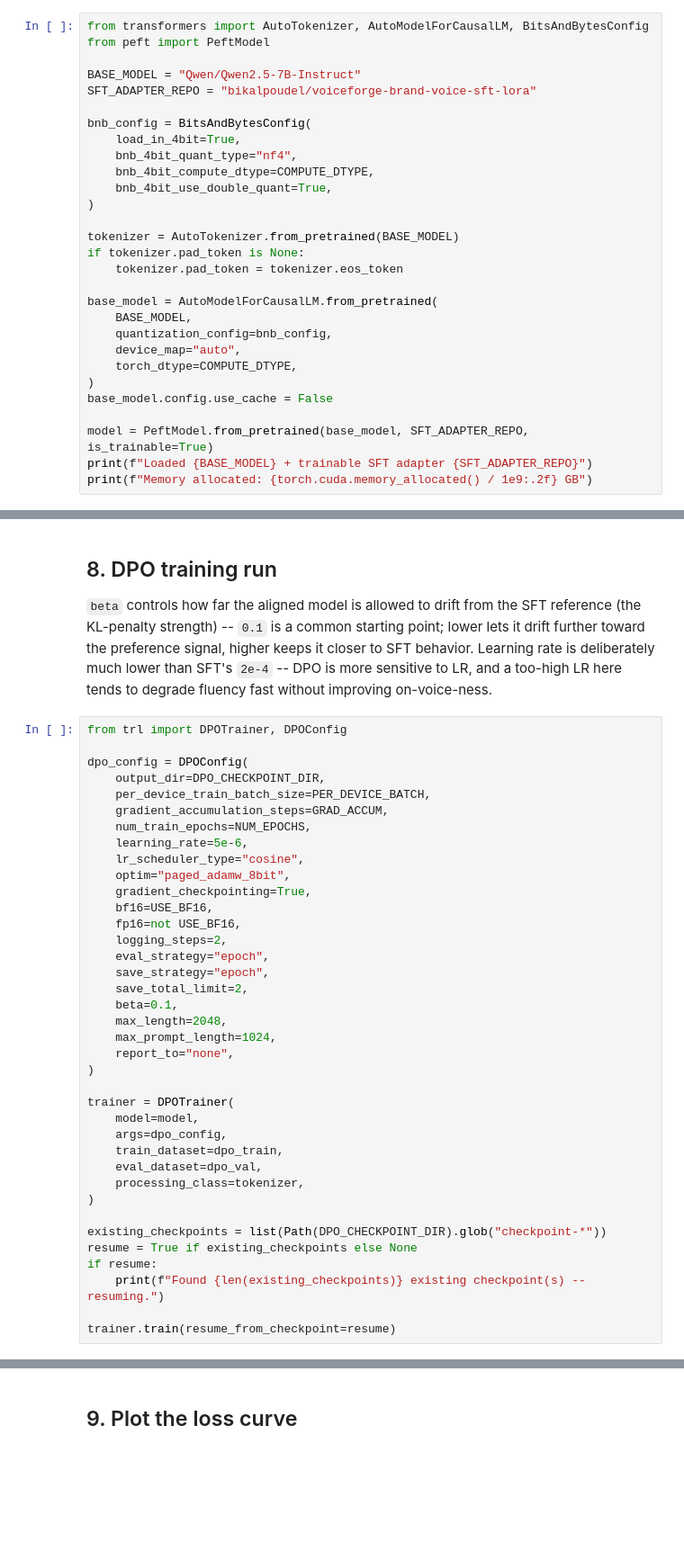
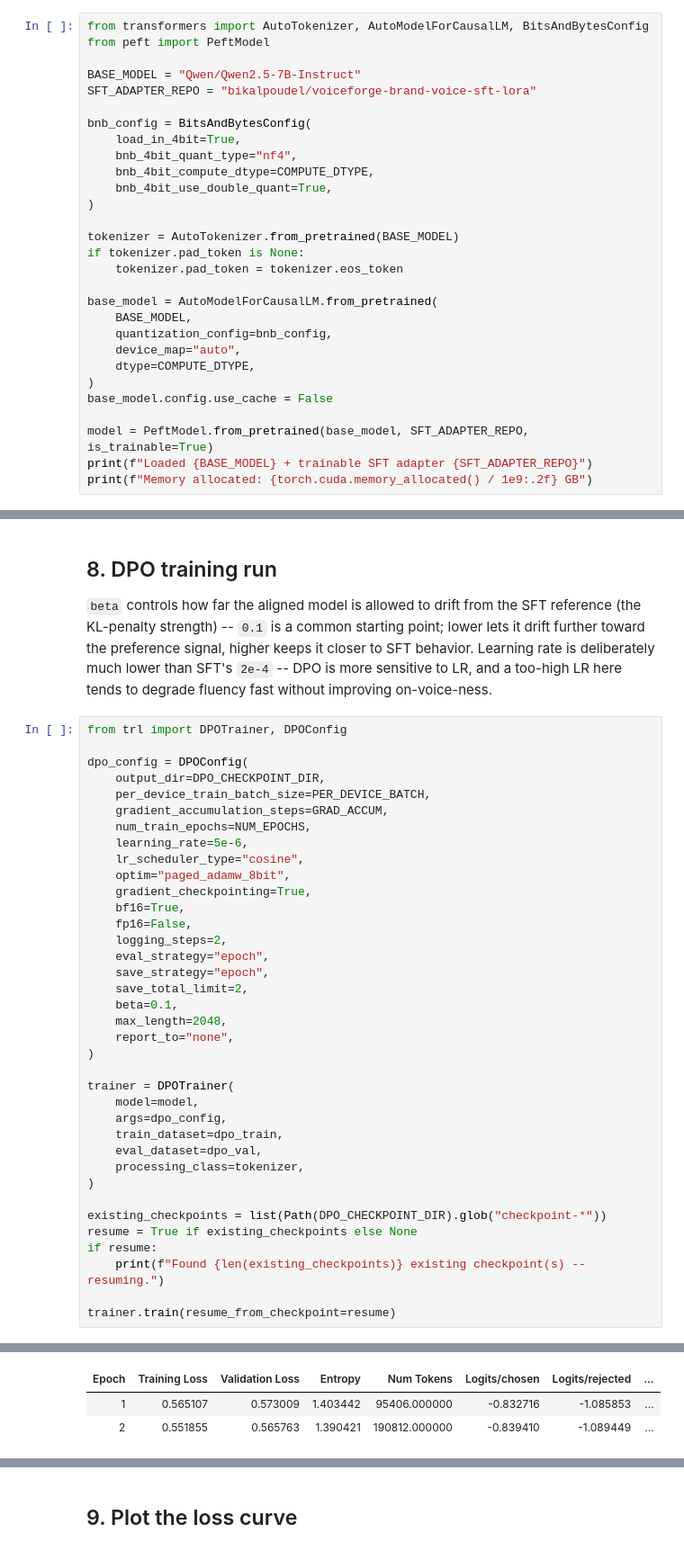
Before and after one commit to beecall17/VoiceForge, a Jupyter notebook: notebooks/day9_dpo_training.ipynb, the cells around one changed output, grey strips where cells are left out. Shown at 90% size. Cells and saved outputs as stored; diff of their text form; blank space fills up the shorter version.

Commit message:
feat: dpo training

```diff
--- a/notebooks/day9_dpo_training.ipynb
+++ b/notebooks/day9_dpo_training.ipynb
@@ -105,7 +135,7 @@ base_model = AutoModelForCausalLM.from_pretrained(
     BASE_MODEL,
     quantization_config=bnb_config,
     device_map="auto",
-    torch_dtype=COMPUTE_DTYPE,
+    dtype=COMPUTE_DTYPE,
 )
 base_model.config.use_cache = False
 
@@ -180,15 +226,14 @@ dpo_config = DPOConfig(
     lr_scheduler_type="cosine",
     optim="paged_adamw_8bit",
     gradient_checkpointing=True,
-    bf16=USE_BF16,
-    fp16=not USE_BF16,
+    bf16=True,
+    fp16=False,
     logging_steps=2,
     eval_strategy="epoch",
     save_strategy="epoch",
     save_total_limit=2,
     beta=0.1,
     max_length=2048,
-    max_prompt_length=1024,
     report_to="none",
 )
 
@@ -206,3 +251,4 @@ if resume:
     print(f"Found {len(existing_checkpoints)} existing checkpoint(s) -- resuming.")
 
 trainer.train(resume_from_checkpoint=resume)
+# %% [output]
@@ -208,0 +256,3 @@ trainer.train(resume_from_checkpoint=resume)
+| Epoch | Training Loss | Validation Loss | Entropy | Num Tokens | Logits/chosen | Logits/rejected | ... |
+| 1 | 0.565107 | 0.573009 | 1.403442 | 95406.000000 | -0.832716 | -1.085853 | ... |
+| 2 | 0.551855 | 0.565763 | 1.390421 | 190812.000000 | -0.839410 | -1.089449 | ... |
```
Also changed, not shown: parts of 13 cells of this notebook.
